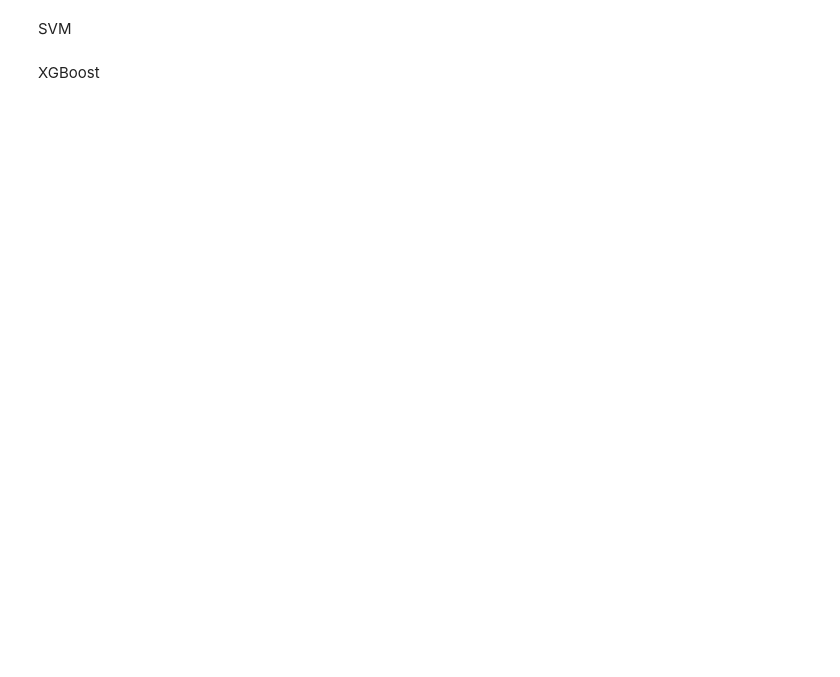
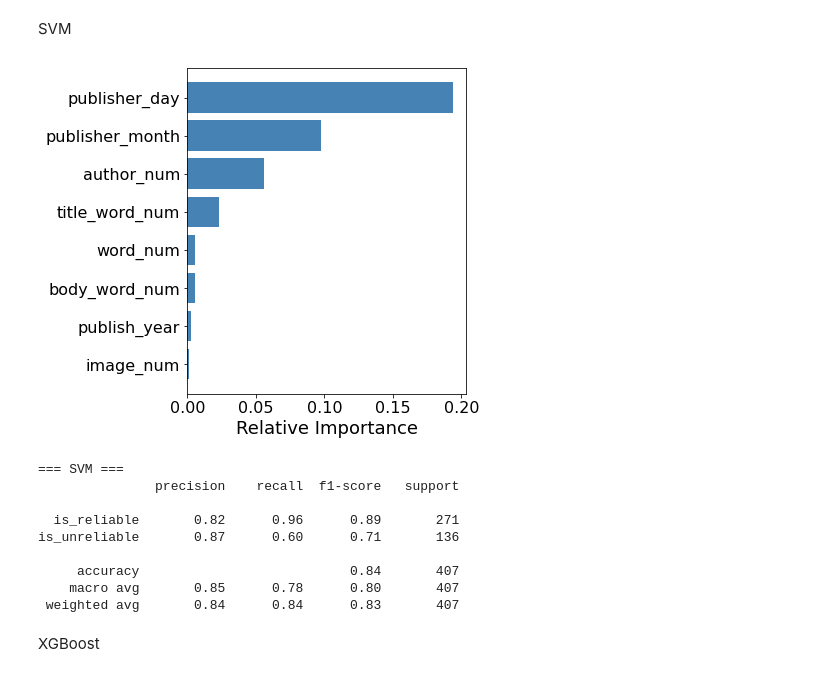
Before and after one commit to apurvamulay/ReCOVery, a Jupyter notebook: code/FakeNewsPrediction.ipynb, the cells around one changed output. Drawn from its saved outputs; the diff is of its cells as text; code cells hidden in the pictures; blank space fills up the shorter version.

```diff
--- a/code/FakeNewsPrediction.ipynb
+++ b/code/FakeNewsPrediction.ipynb
@@ -218,24 +243,36 @@ SVM
 # %%
 fea_names, x_train, x_test, y_train, y_test = date_prep(CONTENT_FEATURE_PATH, LABEL_PATH)
 
-kernel = 'rbf'
-max_iter = 2000
-model = svm.SVC(C=0.6, kernel=kernel, max_iter=max_iter, tol=0.01, random_state=RSEED)
+# kernel = 'rbf'
+# max_iter = 2000
+# model = svm.SVC(C=0.6, kernel=kernel, max_iter=max_iter, tol=0.01, random_state=RSEED)
+model = svm.SVC(random_state=RSEED)
 model.fit(x_train, y_train)
 
 importances = permutation_importance(model, x_train, y_train)['importances_mean']
 indices = np.argsort(importances)
 plt.figure(figsize=(5,6))
 plt.barh(range(len(indices)), importances[indices], color='steelblue', align='center')
 plt.yticks(range(len(indices)), [str(fea_names[i]) for i in indices])
 plt.xlabel('Relative Importance')
-plt.savefig('feature importance/fea_imp_svm.eps',bbox_inches='tight')
+# plt.savefig('feature importance/fea_imp_svm.eps',bbox_inches='tight')
 plt.show()
 
 y_pred = model.predict(x_test)
 
 print('=== SVM ===')
 print(classification_report(y_test, y_pred, target_names=CLASSES))
+# %% [output]
+[figure, added]
+=== SVM ===
+               precision    recall  f1-score   support
+
+  is_reliable       0.82      0.96      0.89       271
+is_unreliable       0.87      0.60      0.71       136
+
+     accuracy                           0.84       407
+    macro avg       0.85      0.78      0.80       407
+ weighted avg       0.84      0.84      0.83       407
 # %% [markdown]
 XGBoost
 # %%
```
Also changed, not shown: parts of 9 cells of this notebook, 6 other files.
